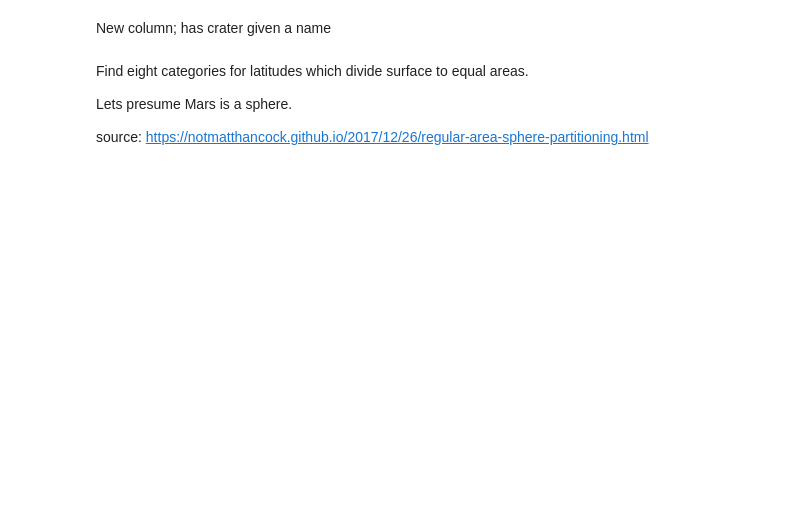
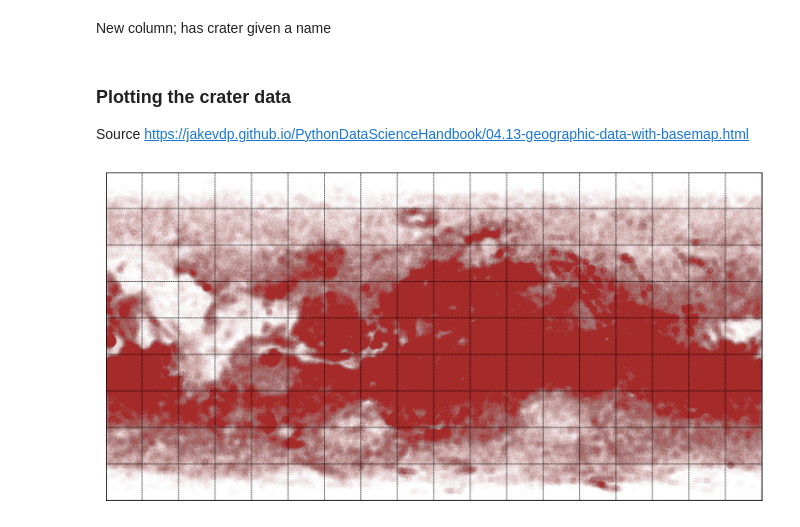
Before and after one commit to MariaanaT/MarsCraters, a Jupyter notebook: MarsCratersStudy.ipynb, the cells around one changed output. Saved outputs shown, nothing was run; the diff lists cells and outputs as text; code cells hidden in the pictures; blank space fills up the shorter version.

Commit message:
Continuing crated location studies

```diff
--- a/MarsCratersStudy.ipynb
+++ b/MarsCratersStudy.ipynb
@@ -29,0 +25,3 @@ data.head()
+# %%
+data_orig = pd.read_csv('RobbinsCraters_20121016.tsv',sep='\t',low_memory=False)
+data_orig.head()
@@ -44,9 +49,9 @@ Leave only relevant data; leave out layer data from the end of the table.
 # %%
-#data_sub = data[['CRATER_NAME','LATITUDE_CIRCLE_IMAGE', 'LONGITUDE_CIRCLE_IMAGE',
+#data = data_orig[['CRATER_NAME','LATITUDE_CIRCLE_IMAGE', 'LONGITUDE_CIRCLE_IMAGE',
 #                 'DIAM_CIRCLE_IMAGE','DEPTH_RIMFLOOR_TOPOG', 'NUMBER_LAYERS']]
-data_sub = data.iloc[:,0:44]
-data_sub['CRATER_NAME'] = data['CRATER_NAME']
-data_sub.head()
+data = data_orig.iloc[:,0:44]
+data['CRATER_NAME'] = data_orig['CRATER_NAME']
+data.head()
 # %% [output]
 |  | CRATER_ID | LATITUDE_CIRCLE_IMAGE | LONGITUDE_CIRCLE_IMAGE | LATITUDE_ELLIPSE_IMAGE | LONGITUDE_ELLIPSE_IMAGE | ... |
 | 0 | 01-000000 | 84.367 | 108.746 | 84.750 | 108.663 | ... |
@@ -67,10 +72,23 @@ def isCaterNamed(row):
     return val
 
 #data_sub['IS_NAMED'] = data_sub.apply(lambda row: isCaterNamed(row),axis=1)
-data_sub['IS_NAMED'] = data_sub.apply(isCaterNamed, axis=1)
+data['IS_NAMED'] = data.apply(isCaterNamed, axis=1)
-# %% [markdown]
-Find eight categories for latitudes which divide surface to equal areas.
-
-Lets presume Mars is a sphere.
-
-source: https://notmatthancock.github.io/2017/12/26/regular-area-sphere-partitioning.html
+# %% [markdown]
+### Plotting the crater data
+
+Source
+https://jakevdp.github.io/PythonDataScienceHandbook/04.13-geographic-data-with-basemap.html
+# %%
+# Create empty background for the map
+fig = plt.figure(figsize=(13, 8))
+m = Basemap(projection='cyl', resolution=None,
+            lat_0=0, lon_0=0)
+# Plot grid
+m.drawparallels(range(-90, 90, 20))
+m.drawmeridians(range(-180, 180, 20))
+
+# Plot location data on the map
+m.scatter(data['LONGITUDE_CIRCLE_IMAGE'], data['LATITUDE_CIRCLE_IMAGE'],
+          latlon=True, color='brown', alpha=0.01);
+# %% [output]
+[figure, added]
```
Also changed, not shown: parts of 31 cells of this notebook.
